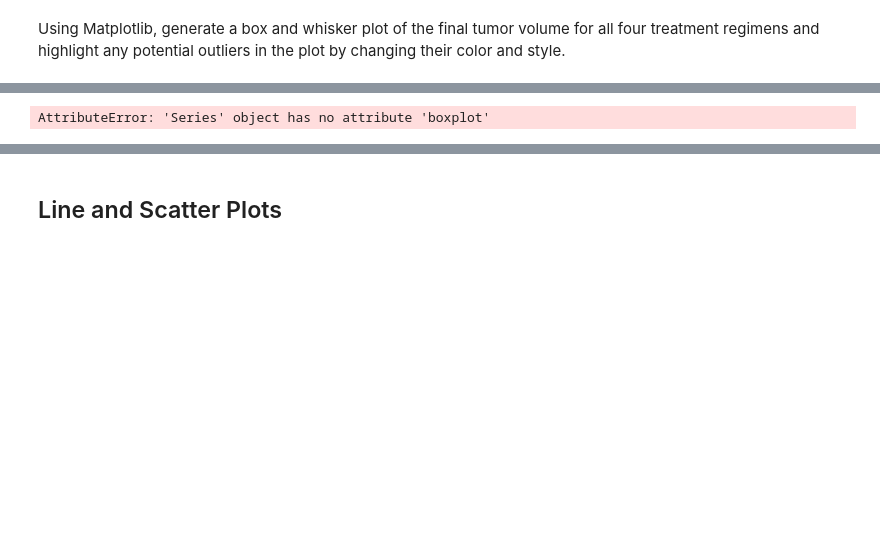
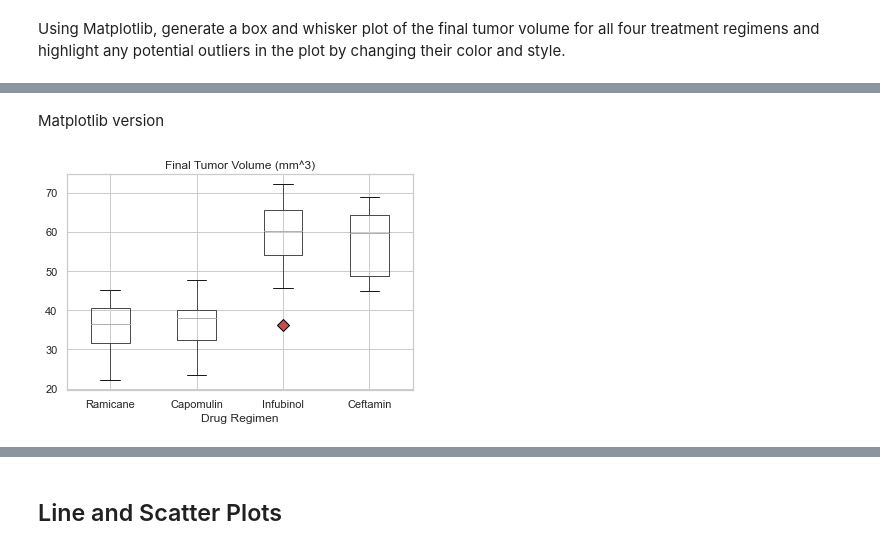
Before and after one commit to bjmacgreg/Pymaceuticals, a Jupyter notebook: pymaceuticals_starter.ipynb, the cells around one changed output, grey strips where cells are left out. Cells and saved outputs as stored; diff of their text form; code cells hidden in the pictures; blank space fills up the shorter version.

```diff
--- a/pymaceuticals_starter.ipynb
+++ b/pymaceuticals_starter.ipynb
@@ -447,0 +465,6 @@ and highlight any potential outliers in the plot by changing their color and sty
+# %%
+#https://stackoverflow.com/questions/39380389/hoy-can-i-plot-a-group-by-boxplot-in-pandas-dropping-unused-categories
+
+final_timepoints_grouped["Drug_Regimen2"] = pd.Categorical(final_timepoints_grouped["Drug_Regimen"], list(['Ramicane', 'Capomulin', 'Infubinol', 'Ceftamin']))
+
+final_timepoints_grouped
@@ -448,21 +489,11 @@ and highlight any potential outliers in the plot by changing their color and sty
+# %% [markdown]
+Matplotlib version
 # %%
-#https://stackoverflow.com/questions/35160956/pandas-boxplot-set-color-and-properties-for-box-median-mean
-#pd.set_option('display.max_rows', 1000)
-#final_timepoints_grouped_clean = final_timepoints_grouped.reset_index()
-#final_timepoints_grouped_clean = final_timepoints_grouped.drop(index=['Placebo','Stelasyn', 'Zoniferol', 'Ketapril', 'Propriva', 'Naftisol'])
-#final_timepoints_grouped_clean
-#final_timepoints_grouped_clean.dtypes
-#drugs=["Ramicane, Capomulin, Infubinol, Ceftamin"]
-#mouse_study_clean_best_drugs_no_na
-#.drop(index=['Placebo','Stelasyn', 'Zoniferol', 'Ketapril', 'Propriva', 'Naftisol'])
-#final_timepoints_grouped["Drug_Regimen"] = final_timepoints_grouped["Drug_Regimen"].cat.remove_unused_categories()
-#final_timepoints_grouped.to_frame()
-
 red_diamond = dict(markerfacecolor='r', marker='D', markersize=8)
-ax = final_timepoints_grouped.boxplot(column=["Tumor_Volume_mm3"], by="Drug_Regimen", flierprops=red_diamond, rot=30)
+ax = final_timepoints_grouped.boxplot(column=["Tumor_Volume_mm3"], by="Drug_Regimen2", flierprops=red_diamond)
 plt.suptitle("")
 ax.set_xlabel("Drug Regimen")
 ax.set_title("Final Tumor Volume (mm^3)")
 plt.show()
 # %% [output]
-AttributeError: 'Series' object has no attribute 'boxplot'
+[figure, added]
```
Also changed, not shown: parts of 10 cells of this notebook, 2 other files.
